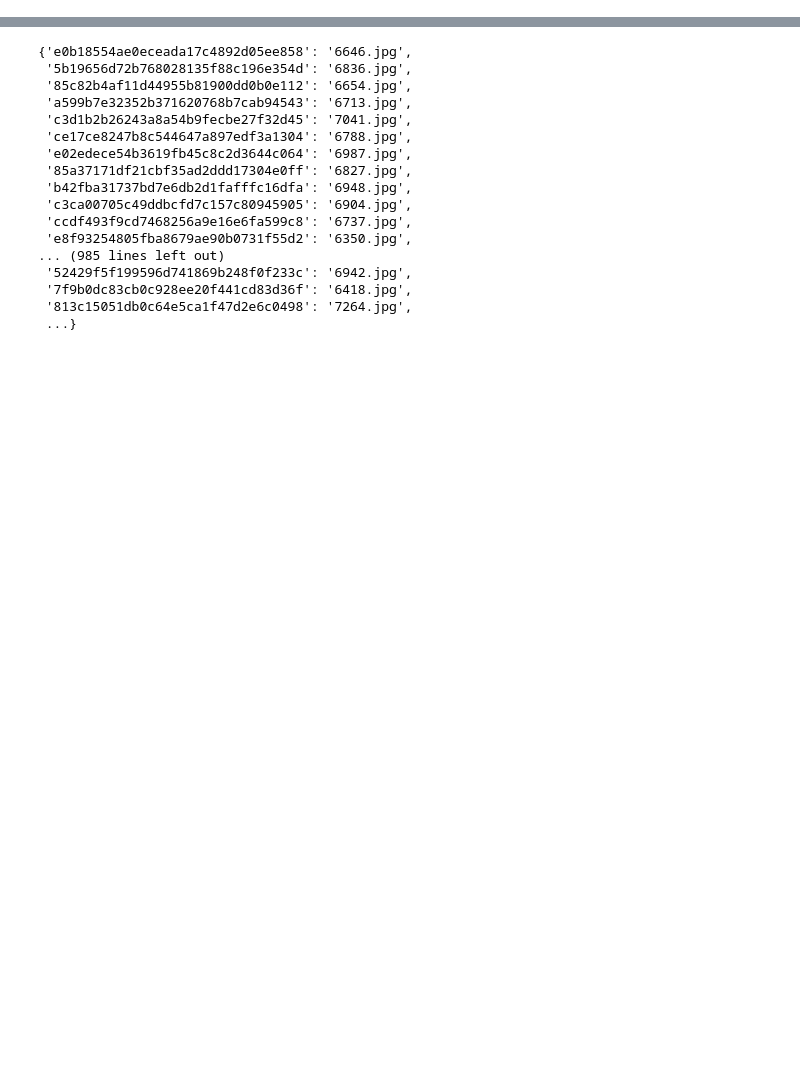
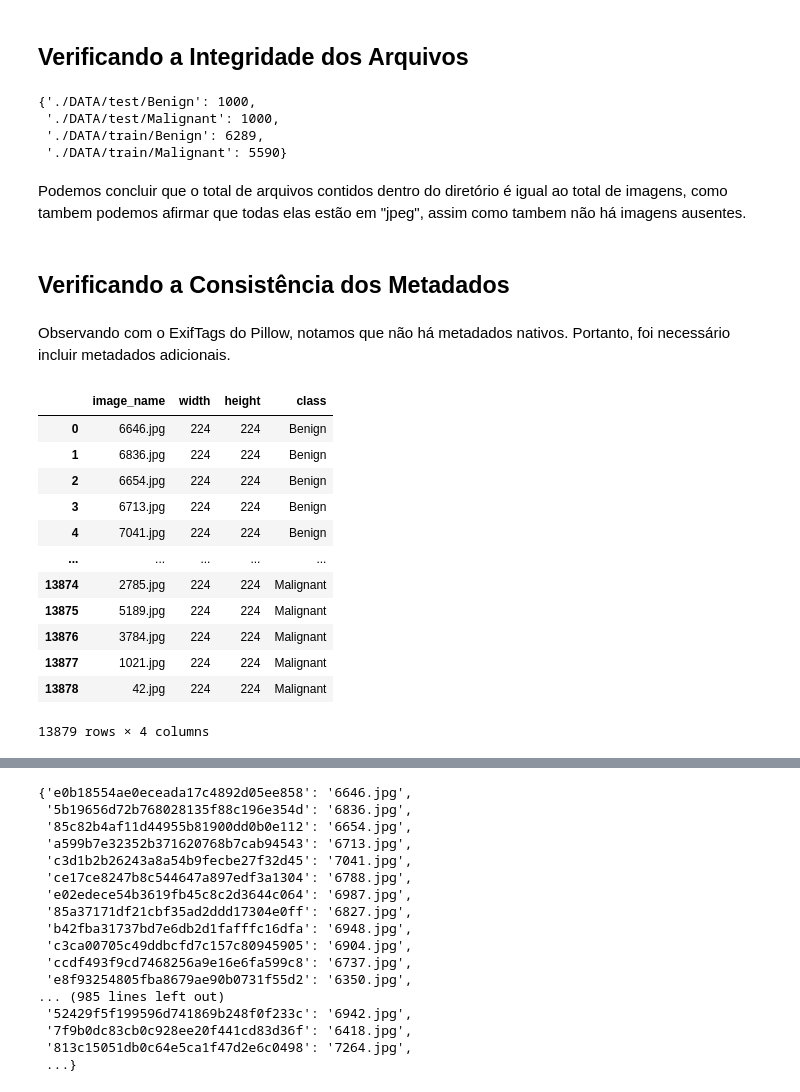
Before and after one commit to matt-balda/melanoma-detection, a Jupyter notebook: DeteccaoMelanoma.ipynb, the cells around one changed output, grey strips where cells are left out. Cells and saved outputs as stored; diff of their text form; code cells hidden in the pictures; blank space fills up the shorter version.

```diff
--- a/DeteccaoMelanoma.ipynb
+++ b/DeteccaoMelanoma.ipynb
@@ -120,0 +25,37 @@ len(validator.images_hashes)
+# %% [markdown]
+## Verificando a Integridade dos Arquivos
+# %%
+# Methods: __check_directory_file; check_extension
+
+validator = ImageDataValidator(images_dir=directories, width=224, height=224, extensions=["jpg", "jpeg"])
+display(validator.sizes)
+# %% [output]
+{'./DATA/test/Benign': 1000,
+ './DATA/test/Malignant': 1000,
+ './DATA/train/Benign': 6289,
+ './DATA/train/Malignant': 5590}
+# %% [markdown]
+Podemos concluir que o total de arquivos contidos dentro do diretório é igual ao total de imagens, como tambem podemos afirmar que todas elas estão em "jpeg", assim como tambem não há imagens ausentes.
+# %% [markdown]
+## Verificando a Consistência dos Metadados
+# %% [markdown]
+Observando com o ExifTags do Pillow, notamos que não há metadados nativos. Portanto, foi necessário incluir metadados adicionais.
+# %%
+# Methods: check_metadata; create_metadata
+
+df = pd.DataFrame(validator.dimensions)
+df
+# %% [output]
+|  | image_name | width | height | class |
+| 0 | 6646.jpg | 224 | 224 | Benign |
+| 1 | 6836.jpg | 224 | 224 | Benign |
+| 2 | 6654.jpg | 224 | 224 | Benign |
+| 3 | 6713.jpg | 224 | 224 | Benign |
+| 4 | 7041.jpg | 224 | 224 | Benign |
+| ... | ... | ... | ... | ... |
+| 13874 | 2785.jpg | 224 | 224 | Malignant |
+| 13875 | 5189.jpg | 224 | 224 | Malignant |
+| 13876 | 3784.jpg | 224 | 224 | Malignant |
+| 13877 | 1021.jpg | 224 | 224 | Malignant |
+| 13878 | 42.jpg | 224 | 224 | Malignant |
+13879 rows × 4 columns
```
Also changed, not shown: parts of 59 cells of this notebook, 3 other files.
